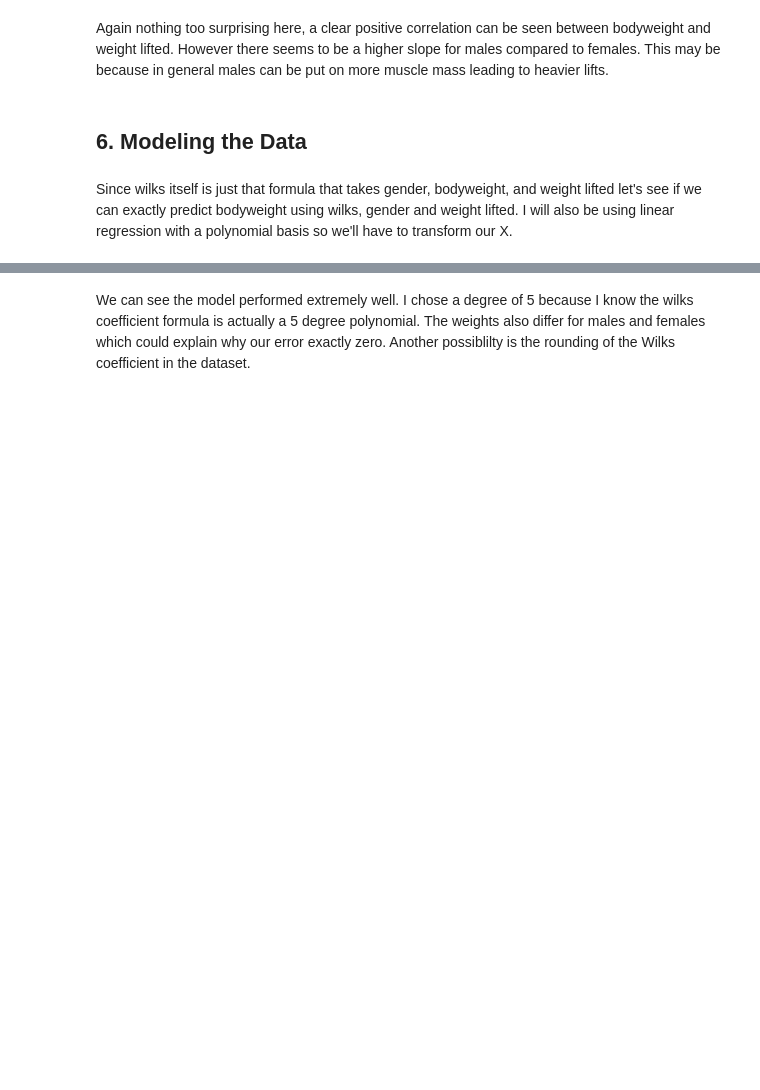
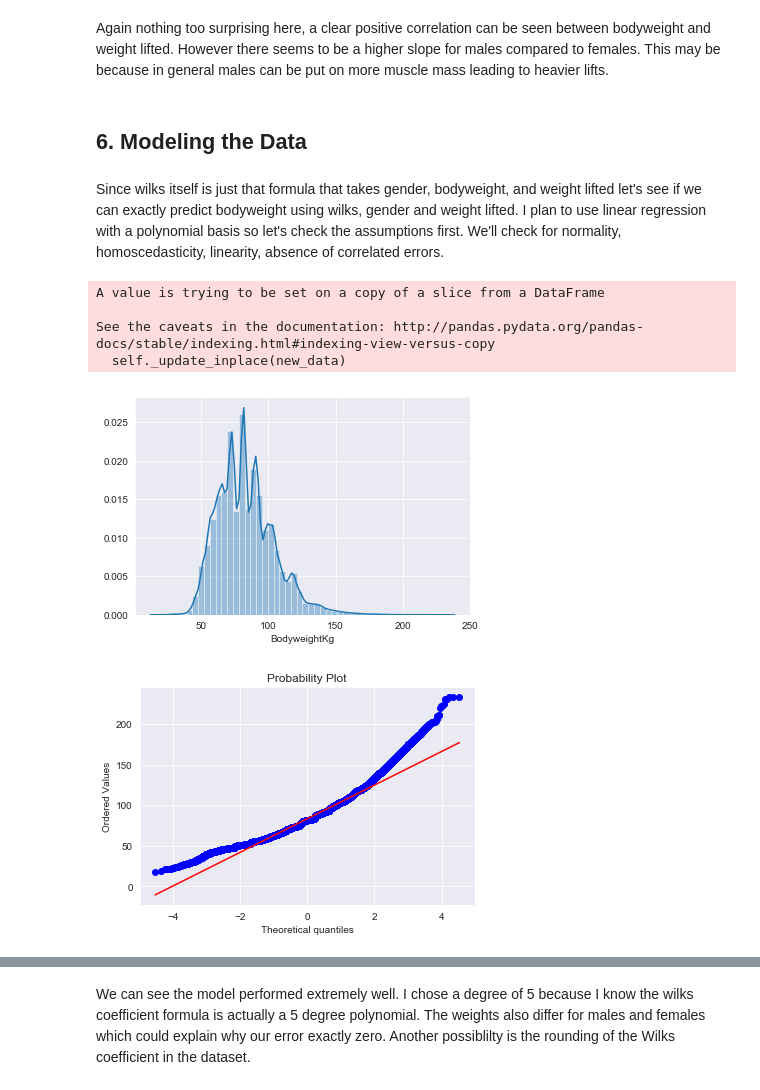
Before and after one commit to ParkerRam/Powerlifting-Analysis, a Jupyter notebook: pl_analysis.ipynb, the cells around one changed output, grey strips where cells are left out. Cells and saved outputs as stored; diff of their text form; code cells hidden in the pictures; blank space fills up the shorter version.

```diff
--- a/pl_analysis.ipynb
+++ b/pl_analysis.ipynb
@@ -235,4 +293,19 @@ Again nothing too surprising here, a clear positive correlation can be seen betw
 # %% [markdown]
 ## 6. Modeling the Data
 # %% [markdown]
-Since wilks itself is just that formula that takes gender, bodyweight, and weight lifted let's see if we can exactly predict bodyweight using wilks, gender and weight lifted. I will also be using linear regression with a polynomial basis so we'll have to transform our X.
+Since wilks itself is just that formula that takes gender, bodyweight, and weight lifted let's see if we can exactly predict bodyweight using wilks, gender and weight lifted. I plan to use linear regression with a polynomial basis so let's check the assumptions first. We'll check for normality, homoscedasticity, linearity, absence of correlated errors.
+# %%
+df = pl[['Wilks', 'Sex', 'TotalKg', 'BodyweightKg']]
+df['Sex'].replace(['F','M'],[0,1],inplace=True)
+
+# BodyweightKg
+sns.distplot(df['BodyweightKg'])
+plt.show()
+res = stats.probplot(df['BodyweightKg'], plot=plt)
+# %% [output]
+A value is trying to be set on a copy of a slice from a DataFrame
+
+See the caveats in the documentation: http://pandas.pydata.org/pandas-docs/stable/indexing.html#indexing-view-versus-copy
+  self._update_inplace(new_data)
+[figure, added]
+[figure, added]
```
Also changed, not shown: parts of 42 cells of this notebook.
